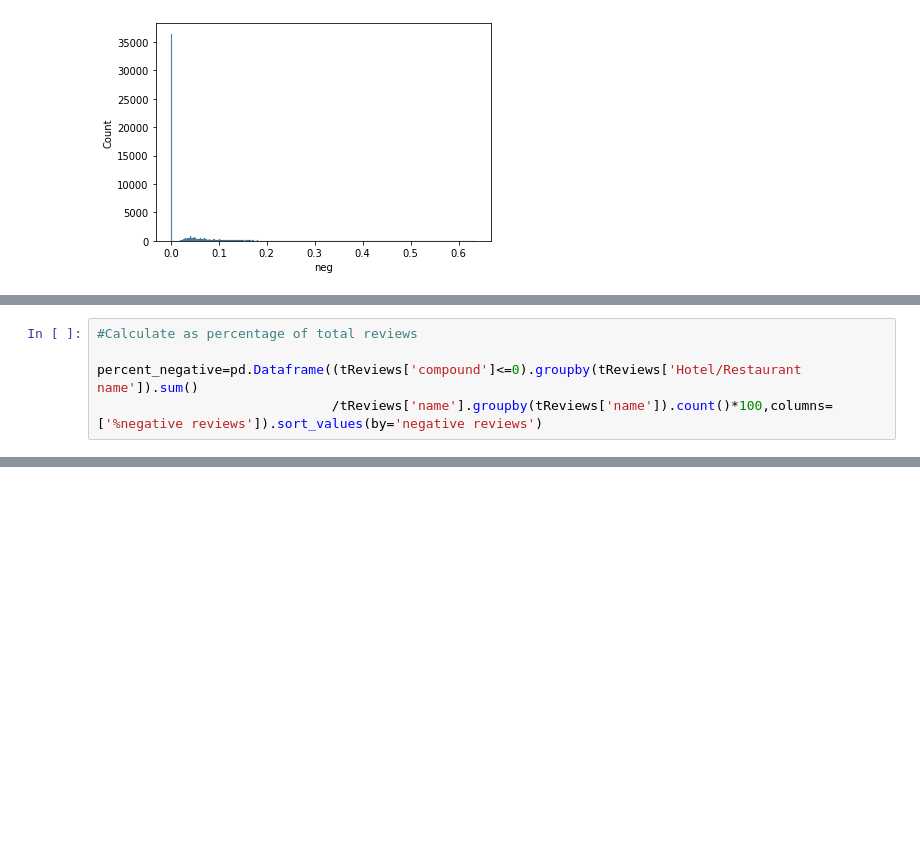
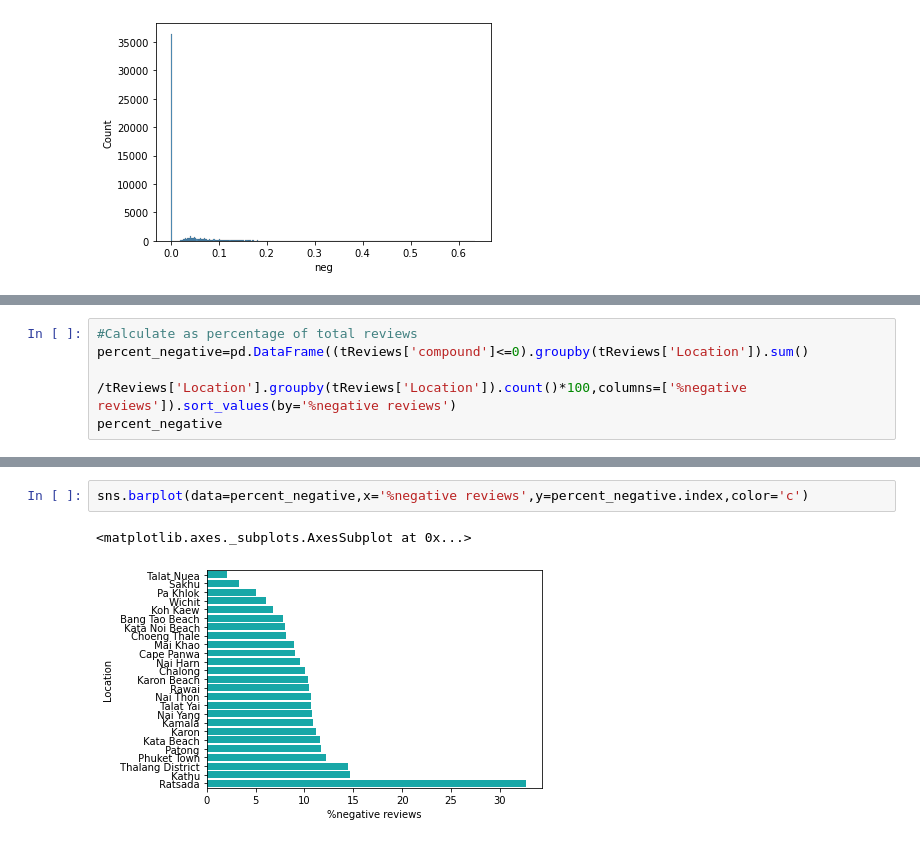
Before and after one commit to uzeziogho/MLDM, a Jupyter notebook: Sentiment_Analysis.ipynb, the cells around one changed output, grey strips where cells are left out. Saved outputs shown, nothing was run; the diff lists cells and outputs as text; blank space fills up the shorter version.

```diff
--- a/Sentiment_Analysis.ipynb
+++ b/Sentiment_Analysis.ipynb
@@ -143,5 +236,5 @@ Name: compound, Length: 537, dtype: int64
 # %%
 #Calculate as percentage of total reviews
-
-percent_negative=pd.Dataframe((tReviews['compound']<=0).groupby(tReviews['Hotel/Restaurant name']).sum()
-                              /tReviews['name'].groupby(tReviews['name']).count()*100,columns=['%negative reviews']).sort_values(by='negative reviews')
+percent_negative=pd.DataFrame((tReviews['compound']<=0).groupby(tReviews['Location']).sum()
+                              /tReviews['Location'].groupby(tReviews['Location']).count()*100,columns=['%negative reviews']).sort_values(by='%negative reviews')
+percent_negative
@@ -147,0 +260,5 @@ percent_negative=pd.Dataframe((tReviews['compound']<=0).groupby(tReviews['Hotel/
+# %%
+sns.barplot(data=percent_negative,x='%negative reviews',y=percent_negative.index,color='c')
+# %% [output]
+<matplotlib.axes._subplots.AxesSubplot at 0x...>
+[figure, added]
```
Also changed, not shown: parts of 19 cells of this notebook.
